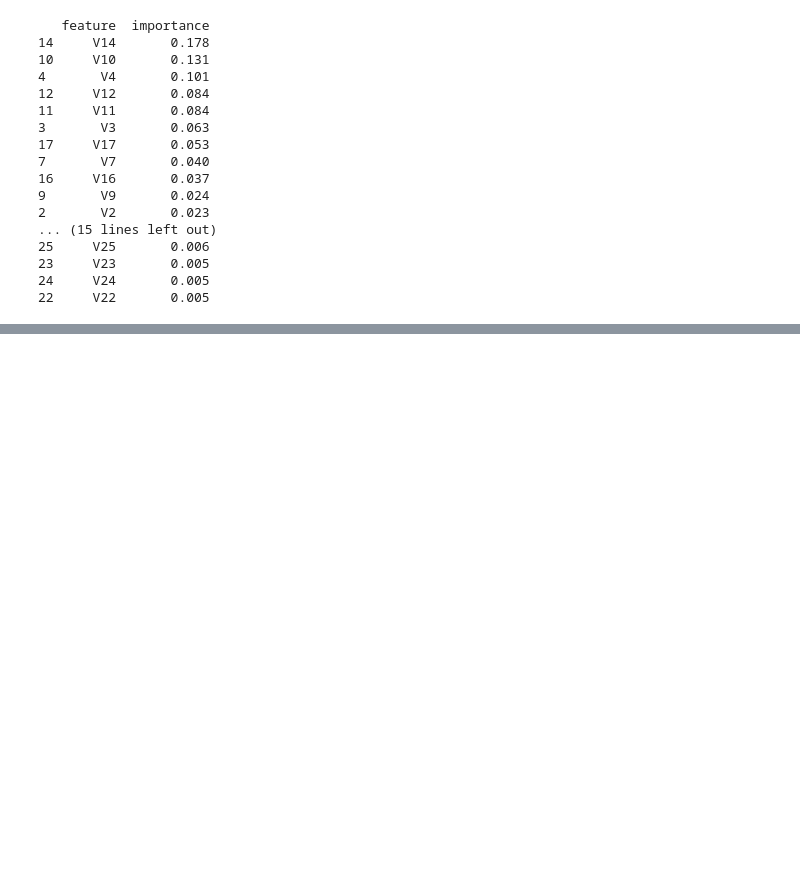
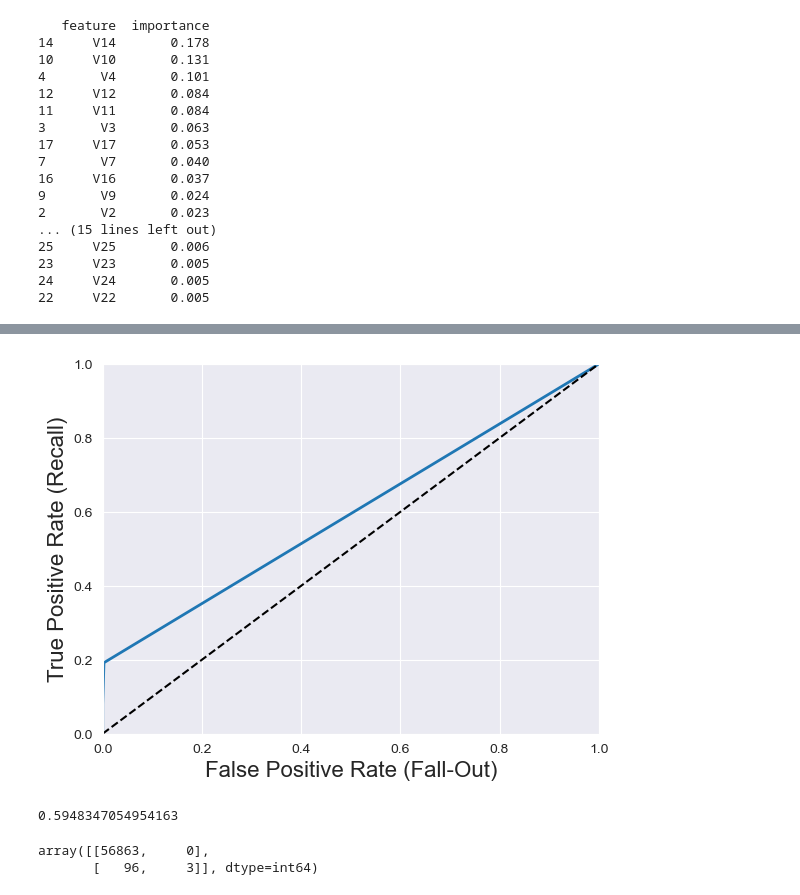
Before and after one commit to xmarkx/fraud_detection, a Jupyter notebook: Crredit_cards_fraud.ipynb, the cells around one changed output, grey strips where cells are left out. Drawn from its saved outputs; the diff is of its cells as text; code cells hidden in the pictures; blank space fills up the shorter version.

```diff
--- a/Crredit_cards_fraud.ipynb
+++ b/Crredit_cards_fraud.ipynb
@@ -720,0 +935,2 @@ print(feature_importances)
+# %%
+knn = KNeighborsClassifier(n_neighbors=4)
@@ -720,0 +956,17 @@ print(feature_importances)
+# %%
+y_prob_knn = knn.predict_proba(X_test_poc)[:,1]
+fpr, tpr, thresholds = roc_curve(y_test_poc, y_prob_knn)
+
+plot_roc_curve(fpr,tpr)
+plt.show()
+# %% [output]
+[figure, added]
+# %%
+roc_auc_score(y_test_poc, y_prob_knn)
+# %% [output]
+0.5948347054954163
+# %%
+confusion_matrix(y_test_poc, y_pred_knn)
+# %% [output]
+array([[56863,     0],
+       [   96,     3]], dtype=int64)
```
Also changed, not shown: parts of 41 cells of this notebook, 1 other file.
